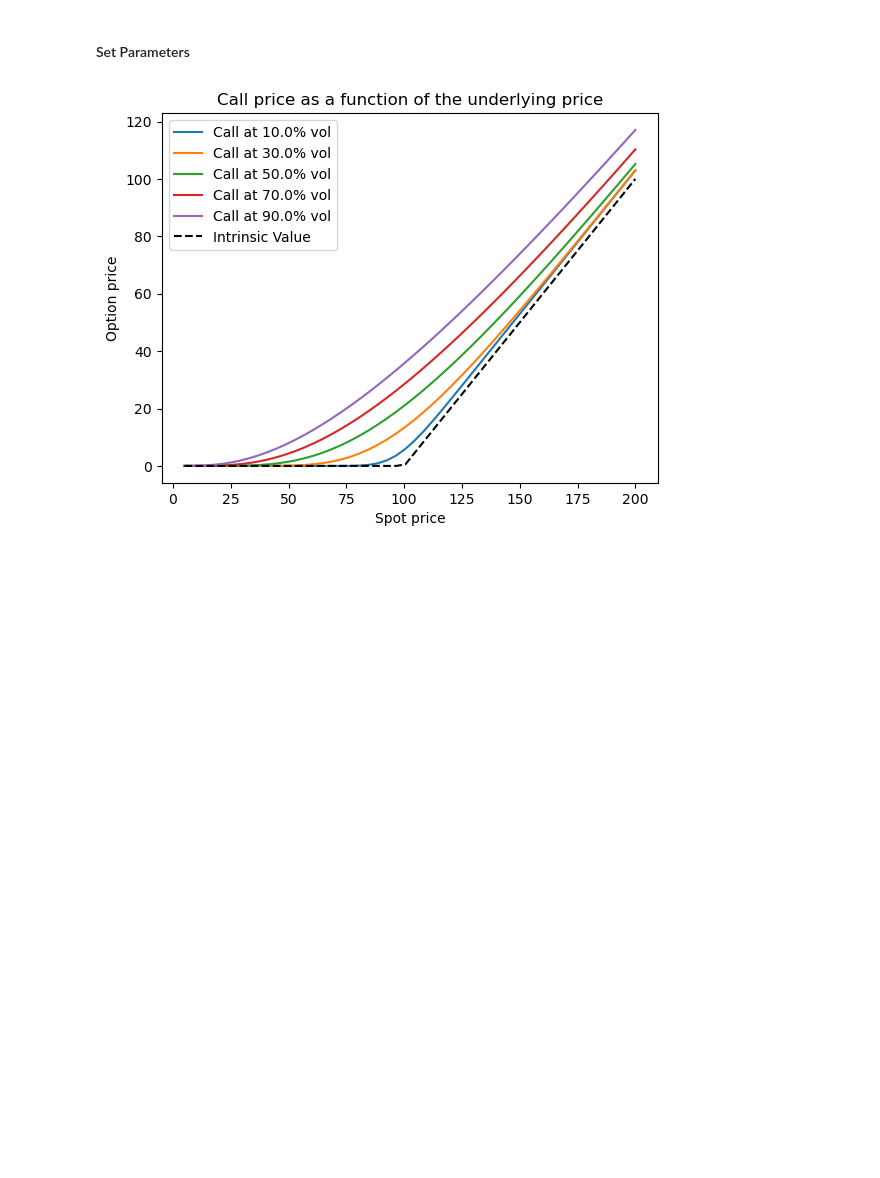
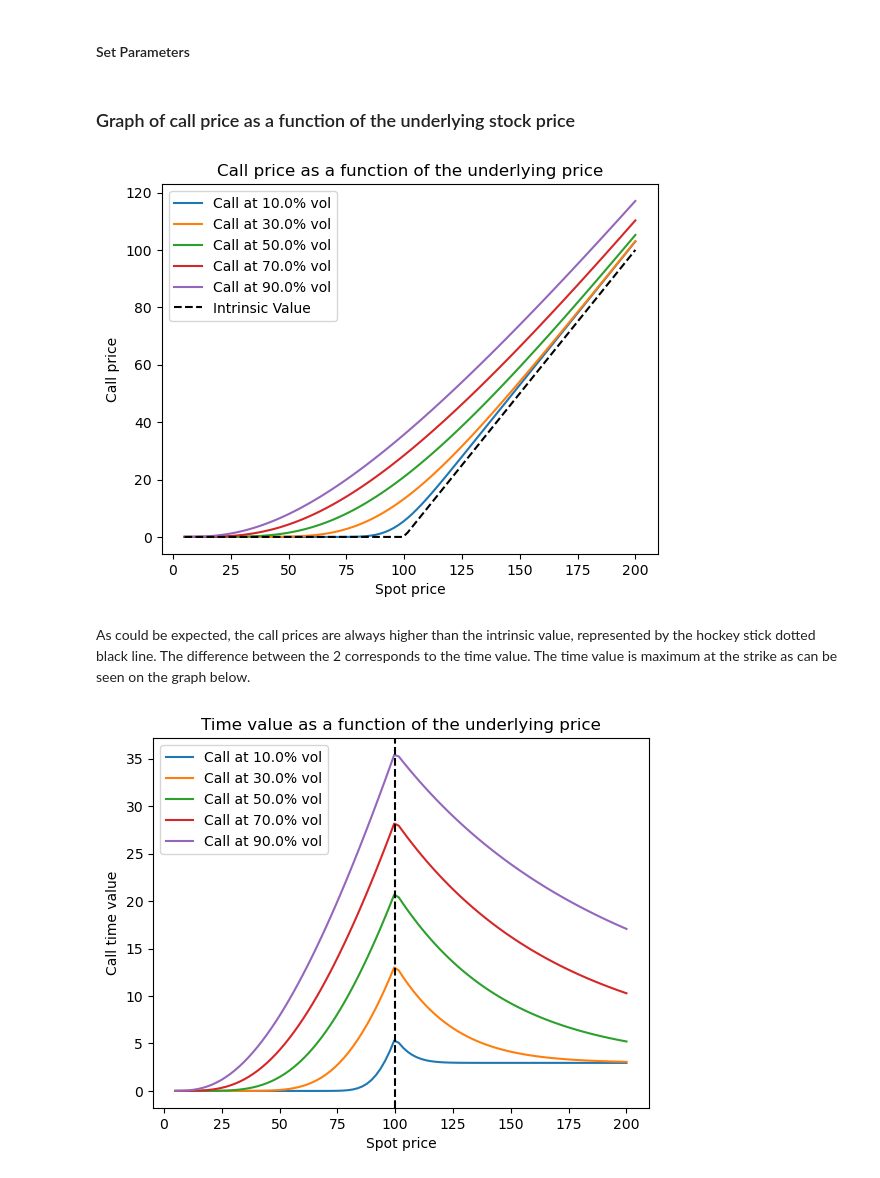
Before and after one commit to aa6dcc/Black-Scholes, a Jupyter notebook: display.ipynb, the cells around one changed output. Cells and saved outputs as stored; diff of their text form; code cells hidden in the pictures; blank space fills up the shorter version.

Commit message:
added comments and several graphs

```diff
--- a/display.ipynb
+++ b/display.ipynb
@@ -6,15 +6,23 @@ from BlackScholes import BS_option, BS_imply_volatility
 # %% [markdown]
 #### Set Parameters
 # %%
-spot = np.linspace(5, 200, 50)
+spot = np.linspace(5, 200, 100)
 K = 100
 r = 0.03
 T = 1
 sigmas = [0.1, 0.3, 0.5, 0.7,.9]
 opt_dict = {}
+delta_dict = {}
+gamma_dict = {}
 for sigma in sigmas:
     opt_dict[f"call_{100*sigma}"] = [BS_option(S, K, T, r, sigma, 'C')[0] for S in spot]
+    delta_dict[f"call_{100*sigma}"] = [BS_option(S, K, T, r, sigma, 'C')[1] for S in spot]
+    gamma_dict[f"call_{100*sigma}"] = [BS_option(S, K, T, r, sigma, 'C')[2] for S in spot]
+
+
 intrinsic_value = np.clip(spot-K, 0, None)
+# %% [markdown]
+### Graph of call price as a function of the underlying stock price
 # %%
 for sigma in sigmas:
     plt.plot(spot, opt_dict[f"call_{100*sigma}"], label=f"Call at {100*sigma}% vol")
@@ -24,4 +32,16 @@ plt.xlabel("Spot price")
 plt.ylabel("Call price")
 plt.legend();
 # %% [output]
-[figure, old version]
+[figure, new version]
+# %% [markdown]
+As could be expected, the call prices are always higher than the intrinsic value, represented by the hockey stick dotted black line. The difference between the 2 corresponds to the time value. The time value is maximum at the strike as can be seen on the graph below.
+# %%
+for sigma in sigmas:
+    plt.plot(spot, opt_dict[f"call_{100*sigma}"]-intrinsic_value, label=f"Call at {100*sigma}% vol")
+plt.axvline(x=K, linestyle="--", color='k')
+plt.title("Time value as a function of the underlying price")
+plt.xlabel("Spot price")
+plt.ylabel("Call time value")
+plt.legend();
+# %% [output]
+[figure, added]
```
Also changed, not shown: parts of 6 cells of this notebook.
